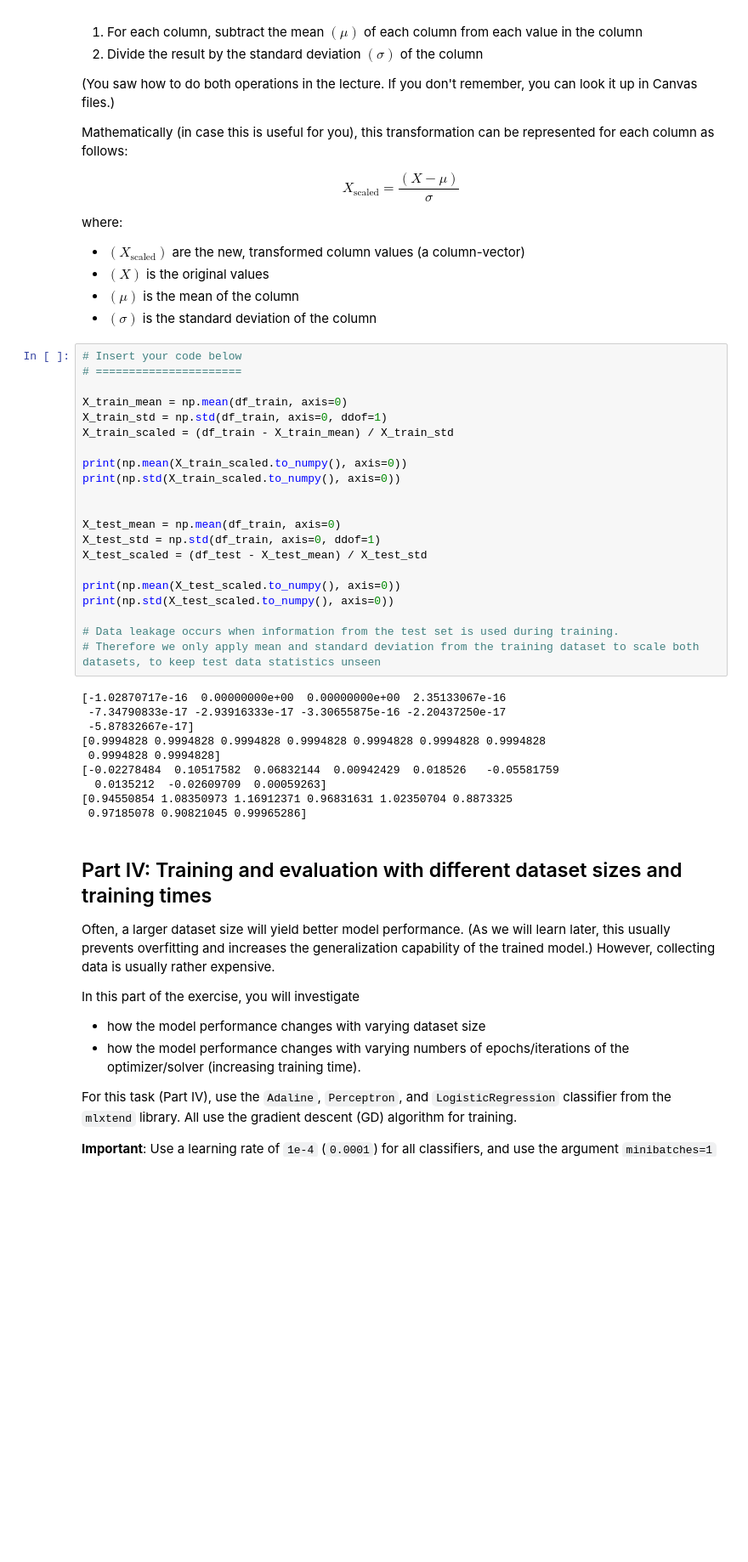
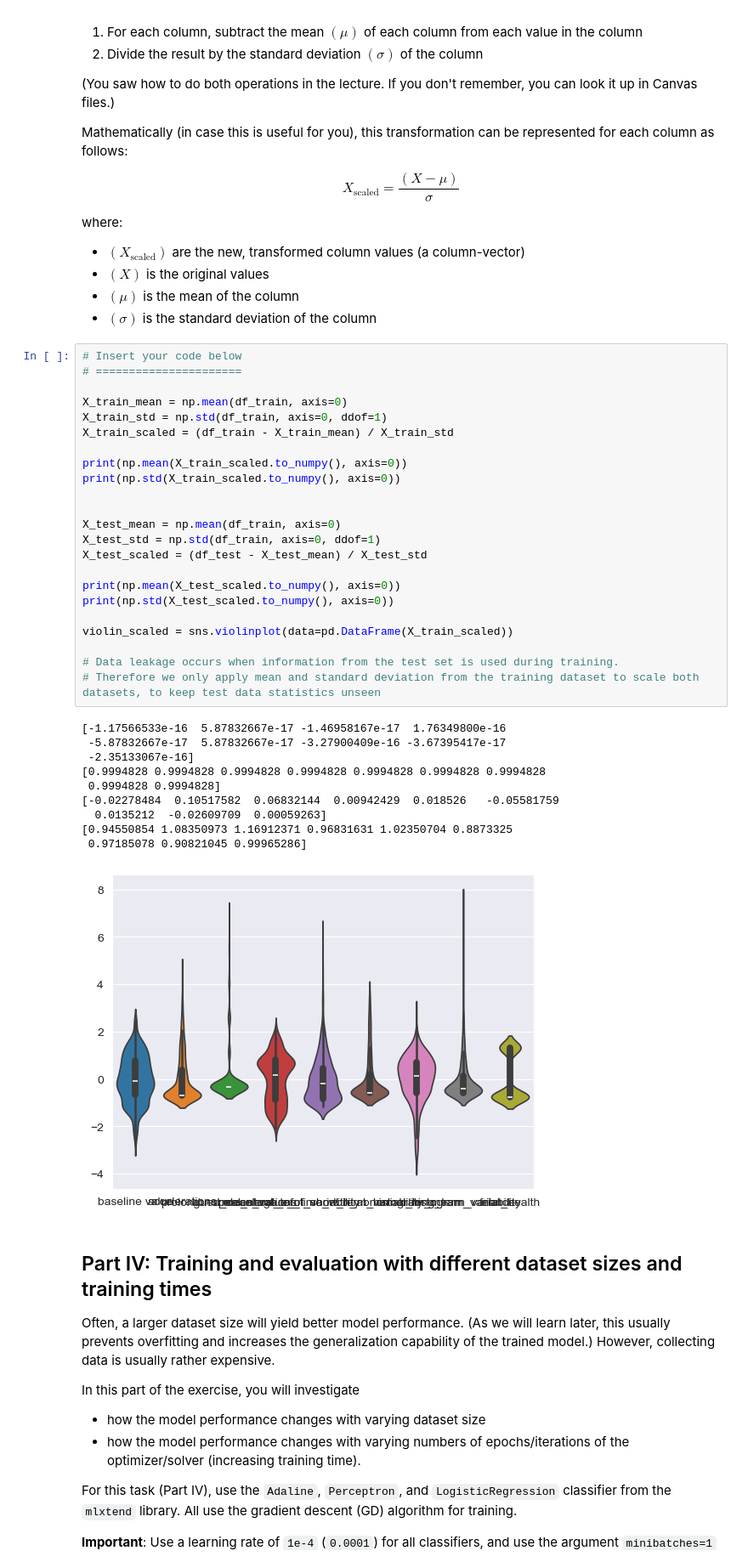
Before and after one commit to jwestpla/DAT200_compulsaries, a Jupyter notebook: CA2/CA2.ipynb, the cells around one changed output. Shown at 85% size. Saved outputs shown, nothing was run; the diff lists cells and outputs as text; blank space fills up the shorter version.

Commit message:
La til plots på III

```diff
--- a/CA2/CA2.ipynb
+++ b/CA2/CA2.ipynb
@@ -305,34 +303,37 @@ where:
 # %%
 # Insert your code below
 # ======================
 
 X_train_mean = np.mean(df_train, axis=0)
 X_train_std = np.std(df_train, axis=0, ddof=1)
 X_train_scaled = (df_train - X_train_mean) / X_train_std
 
 print(np.mean(X_train_scaled.to_numpy(), axis=0))
 print(np.std(X_train_scaled.to_numpy(), axis=0))
 
 
 X_test_mean = np.mean(df_train, axis=0)
 X_test_std = np.std(df_train, axis=0, ddof=1)
 X_test_scaled = (df_test - X_test_mean) / X_test_std
 
 print(np.mean(X_test_scaled.to_numpy(), axis=0))
 print(np.std(X_test_scaled.to_numpy(), axis=0))
 
+violin_scaled = sns.violinplot(data=pd.DataFrame(X_train_scaled))
+
 # Data leakage occurs when information from the test set is used during training.
 # Therefore we only apply mean and standard deviation from the training dataset to scale both datasets, to keep test data statistics unseen
 # %% [output]
-[-1.02870717e-16  0.00000000e+00  0.00000000e+00  2.35133067e-16
- -7.34790833e-17 -2.93916333e-17 -3.30655875e-16 -2.20437250e-17
- -5.87832667e-17]
+[-1.17566533e-16  5.87832667e-17 -1.46958167e-17  1.76349800e-16
+ -5.87832667e-17  5.87832667e-17 -3.27900409e-16 -3.67395417e-17
+ -2.35133067e-16]
 [0.9994828 0.9994828 0.9994828 0.9994828 0.9994828 0.9994828 0.9994828
  0.9994828 0.9994828]
 [-0.02278484  0.10517582  0.06832144  0.00942429  0.018526   -0.05581759
   0.0135212  -0.02609709  0.00059263]
 [0.94550854 1.08350973 1.16912371 0.96831631 1.02350704 0.8873325
  0.97185078 0.90821045 0.99965286]
+[figure, added]
 # %% [markdown]
 ## Part IV: Training and evaluation with different dataset sizes and training times
 
```
Also changed, not shown: parts of 7 cells of this notebook.
